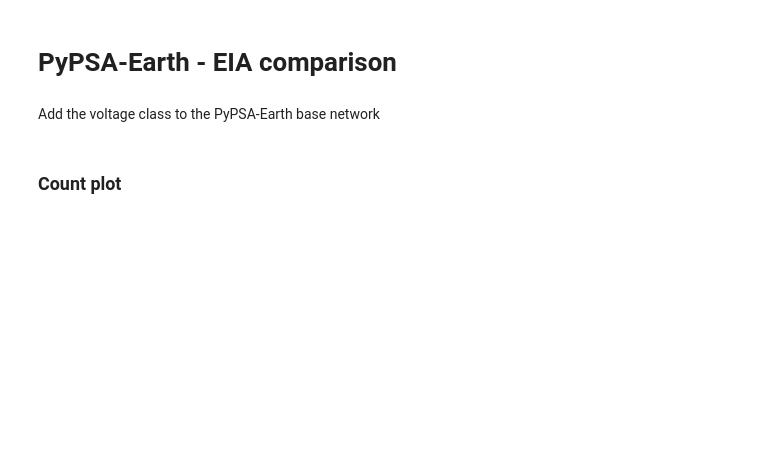
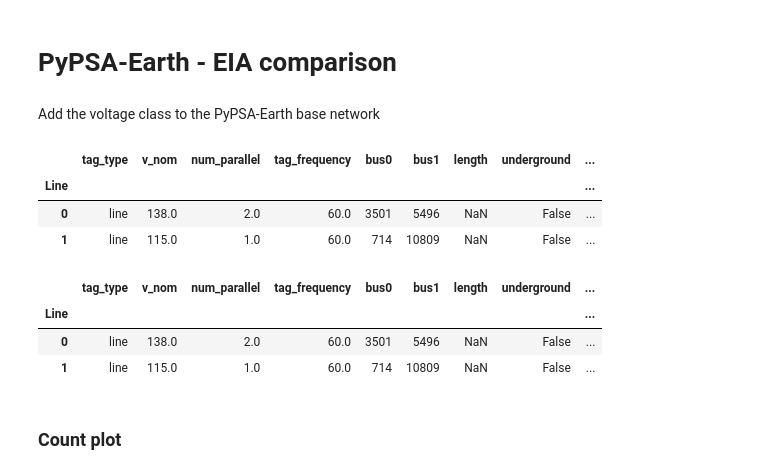
Before and after one commit to open-energy-transition/geothermal-modelling, a Jupyter notebook: analysis/notebooks/network_comparison.ipynb, the cells around one changed output. Cells and saved outputs as stored; diff of their text form; code cells hidden in the pictures; blank space fills up the shorter version.

```diff
--- a/analysis/notebooks/network_comparison.ipynb
+++ b/analysis/notebooks/network_comparison.ipynb
@@ -128,7 +140,12 @@ array(['In Service', 'Not Available', 'Under Construction', 'Inactive',
 Add the voltage class to the PyPSA-Earth base network
 # %%
 base_network_pypsa_earth.lines["v_nom_class"] = base_network_pypsa_earth.lines["v_nom"]
-base_network_pypsa_earth.lines
+base_network_pypsa_earth.lines.head(2)
+# %% [output]
+|  | tag_type | v_nom | num_parallel | tag_frequency | bus0 | bus1 | length | underground | ... |
+| Line |  |  |  |  |  |  |  |  | ... |
+| 0 | line | 138.0 | 2.0 | 60.0 | 3501 | 5496 | NaN | False | ... |
+| 1 | line | 115.0 | 1.0 | 60.0 | 714 | 10809 | NaN | False | ... |
 # %%
 v_nom_class_dict_pypsa_earth = {
     55.: 'Under 100',
@@ -155,7 +172,12 @@ v_nom_class_dict_pypsa_earth = {
 }
 # %%
 base_network_pypsa_earth.lines["v_nom_class"] = base_network_pypsa_earth.lines["v_nom_class"].replace(v_nom_class_dict_pypsa_earth)
-base_network_pypsa_earth.lines
+base_network_pypsa_earth.lines.head(2)
+# %% [output]
+|  | tag_type | v_nom | num_parallel | tag_frequency | bus0 | bus1 | length | underground | ... |
+| Line |  |  |  |  |  |  |  |  | ... |
+| 0 | line | 138.0 | 2.0 | 60.0 | 3501 | 5496 | NaN | False | ... |
+| 1 | line | 115.0 | 1.0 | 60.0 | 714 | 10809 | NaN | False | ... |
 # %% [markdown]
 ### Count plot
 # %%
```
Also changed, not shown: parts of 15 cells of this notebook.
